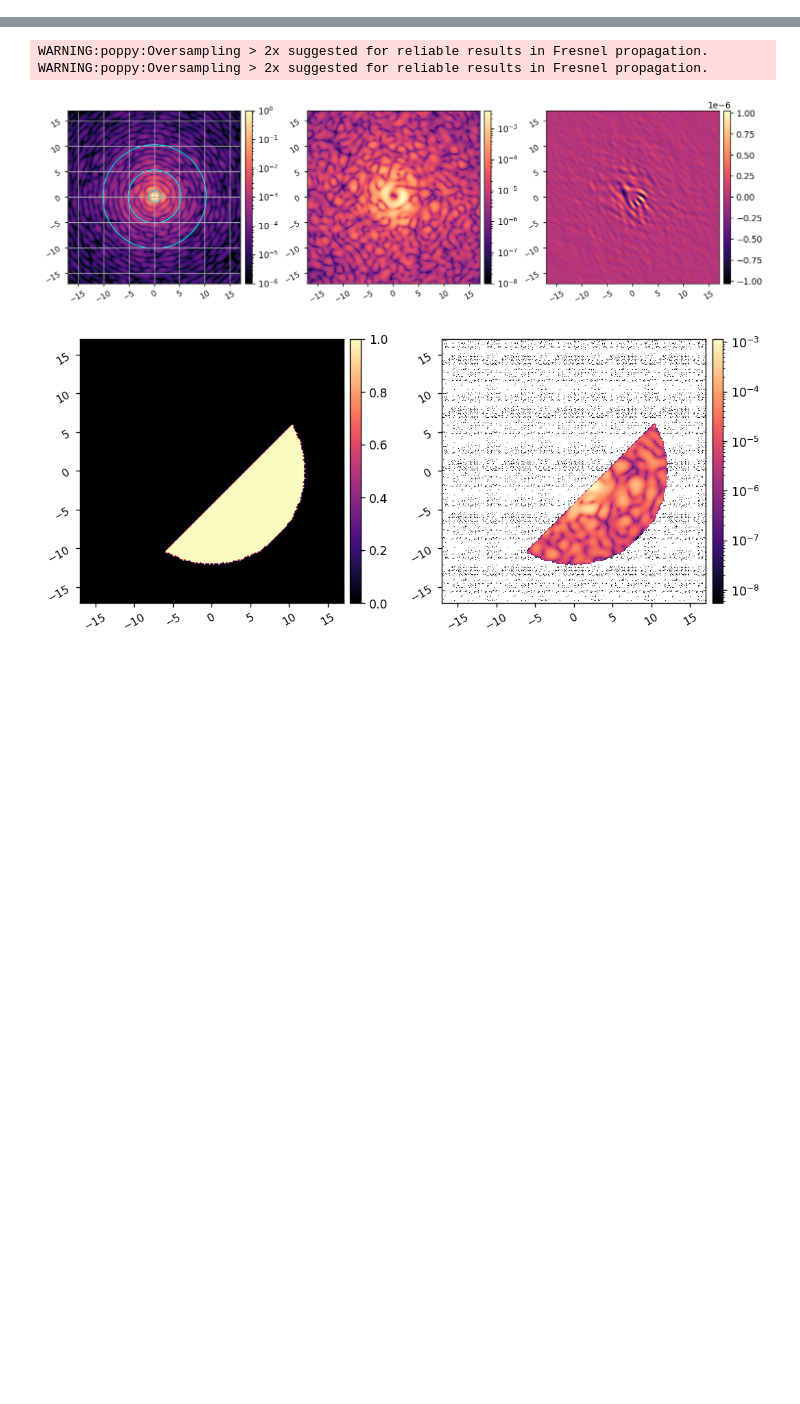
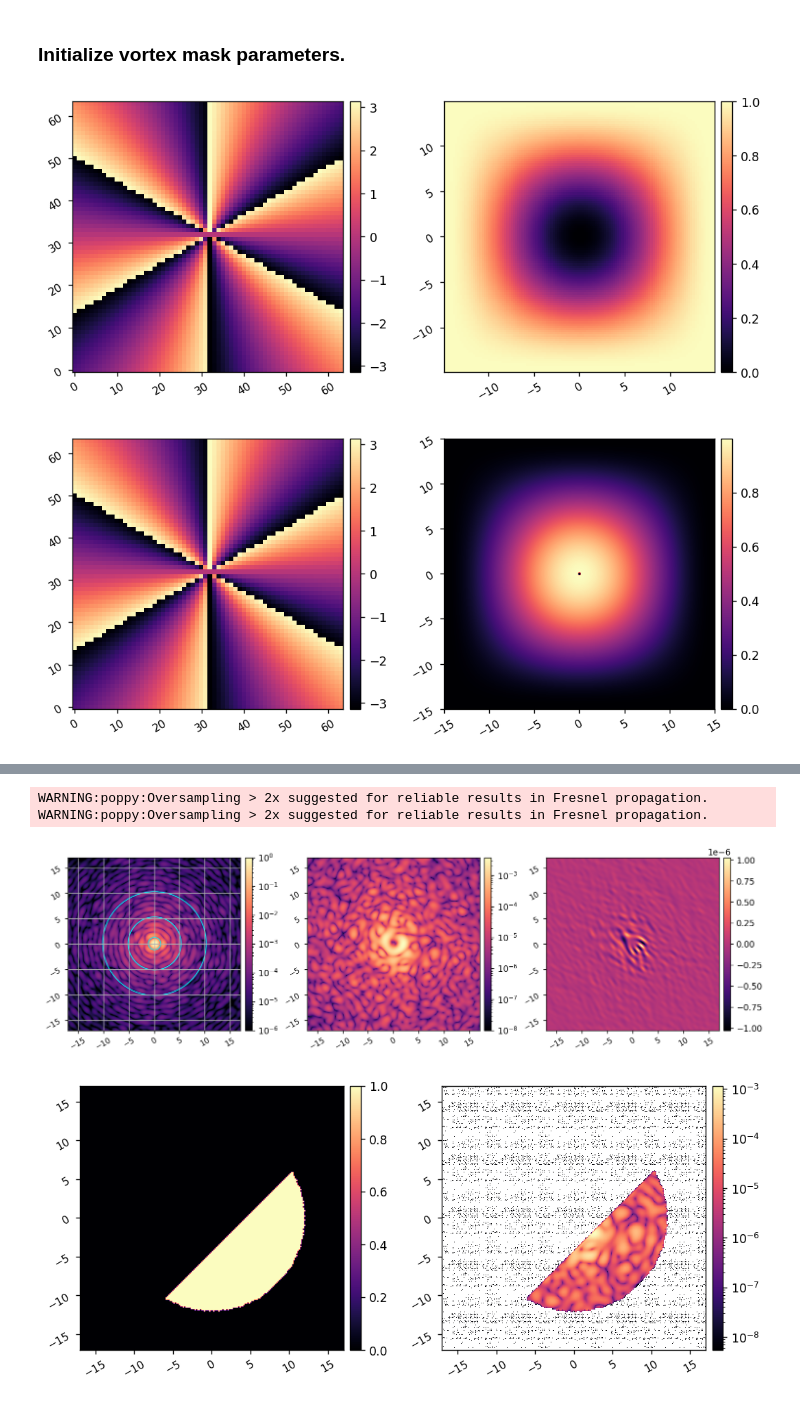
Before and after one commit to uasal/scoob-psf, a Jupyter notebook: example-notebooks/ad_scoob_tests.ipynb, the cells around one changed output, grey strips where cells are left out. Saved outputs shown, nothing was run; the diff lists cells and outputs as text; code cells hidden in the pictures; blank space fills up the shorter version.

```diff
--- a/example-notebooks/ad_scoob_tests.ipynb
+++ b/example-notebooks/ad_scoob_tests.ipynb
@@ -127,3 +114,34 @@ Oversampling > 2x suggested for reliable results in Fresnel propagation.
+# %% [markdown]
+### Initialize vortex mask parameters.
+# %%
+oversample_vortex = 4.096
+N_vortex_lres = int(npix*oversample_vortex)
+lres_sampling = 1/oversample_vortex # low resolution sampling in lam/D per pixel
+lres_win_size = int(30/lres_sampling)
+w1d = xp.array(windows.tukey(lres_win_size, 1, False))
+lres_window = 1 - utils.pad_or_crop(xp.outer(w1d, w1d), N_lres)
+vortex_lres = props.make_vortex_phase_mask(N_vortex_lres)
+imshow2(xp.angle(vortex_lres), lres_window, npix1=64, npix2=lres_win_size, pxscl2=lres_sampling)
+
+hres_sampling = 0.025 # lam/D per pixel; this value is chosen empirically
+N_vortex_hres = int(np.round(30/hres_sampling))
+hres_win_size = int(30/hres_sampling)
+w1d = xp.array(windows.tukey(hres_win_size, 1, False))
+hres_window = utils.pad_or_crop(xp.outer(w1d, w1d), N_vortex_hres)
+vortex_hres = props.make_vortex_phase_mask(N_vortex_hres)
+
+x = (xp.linspace(-N_vortex_hres//2, N_vortex_hres//2-1, N_vortex_hres)) * hres_sampling
+x,y = xp.meshgrid(x,x)
+r = xp.sqrt(x**2 + y**2)
+sing_mask = r>0.15
+hres_window *= sing_mask
+imshow2(xp.angle(vortex_hres), hres_window, npix1=64, npix2=hres_win_size, pxscl2=hres_sampling)
+
+psf_pixelscale_lamD = 0.17
+npsf = 200
+# %% [output]
+[figure, added]
+[figure, added]
 # %%
 def forward_model(actuators, use_vortex=True):
     command = xp.zeros((Nact,Nact))
```
Also changed, not shown: parts of 9 cells of this notebook, 2 other files.
